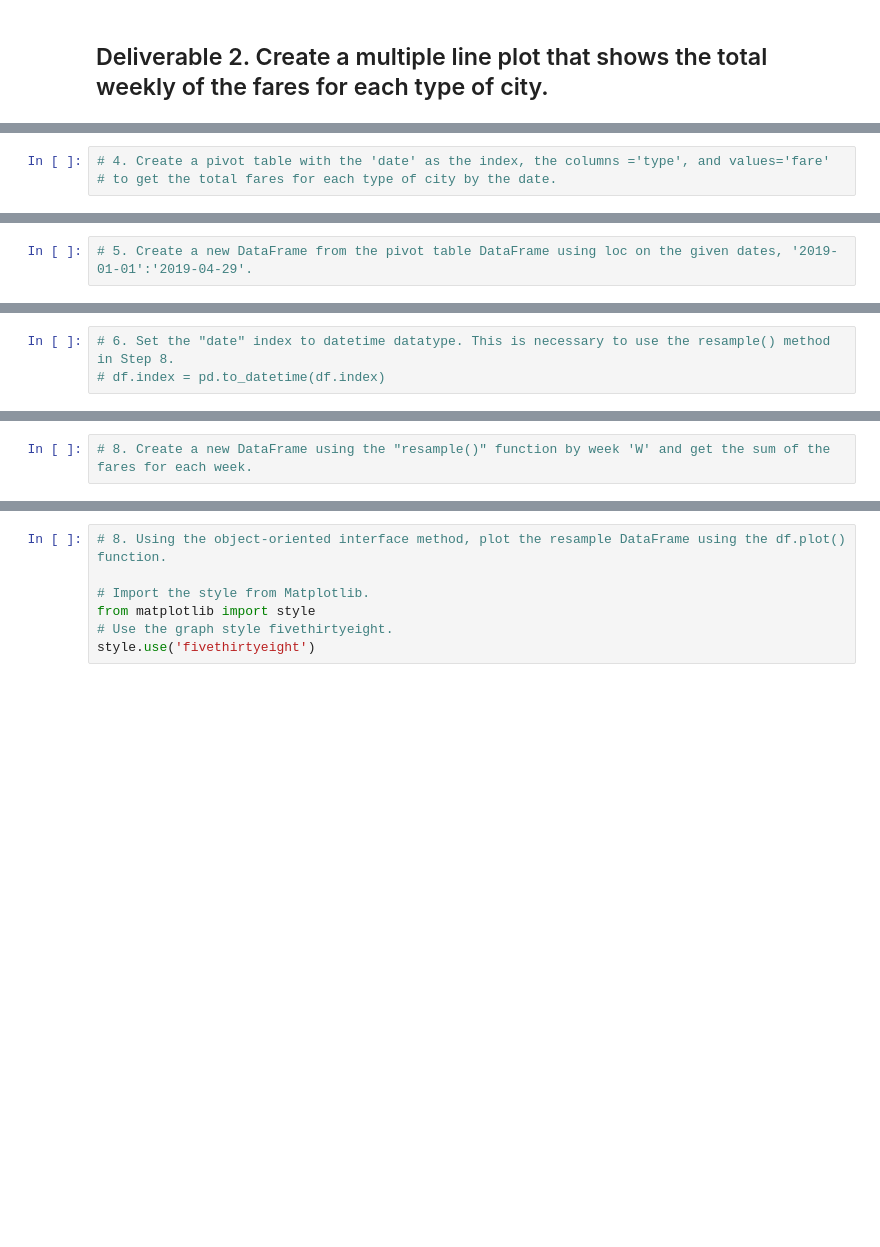
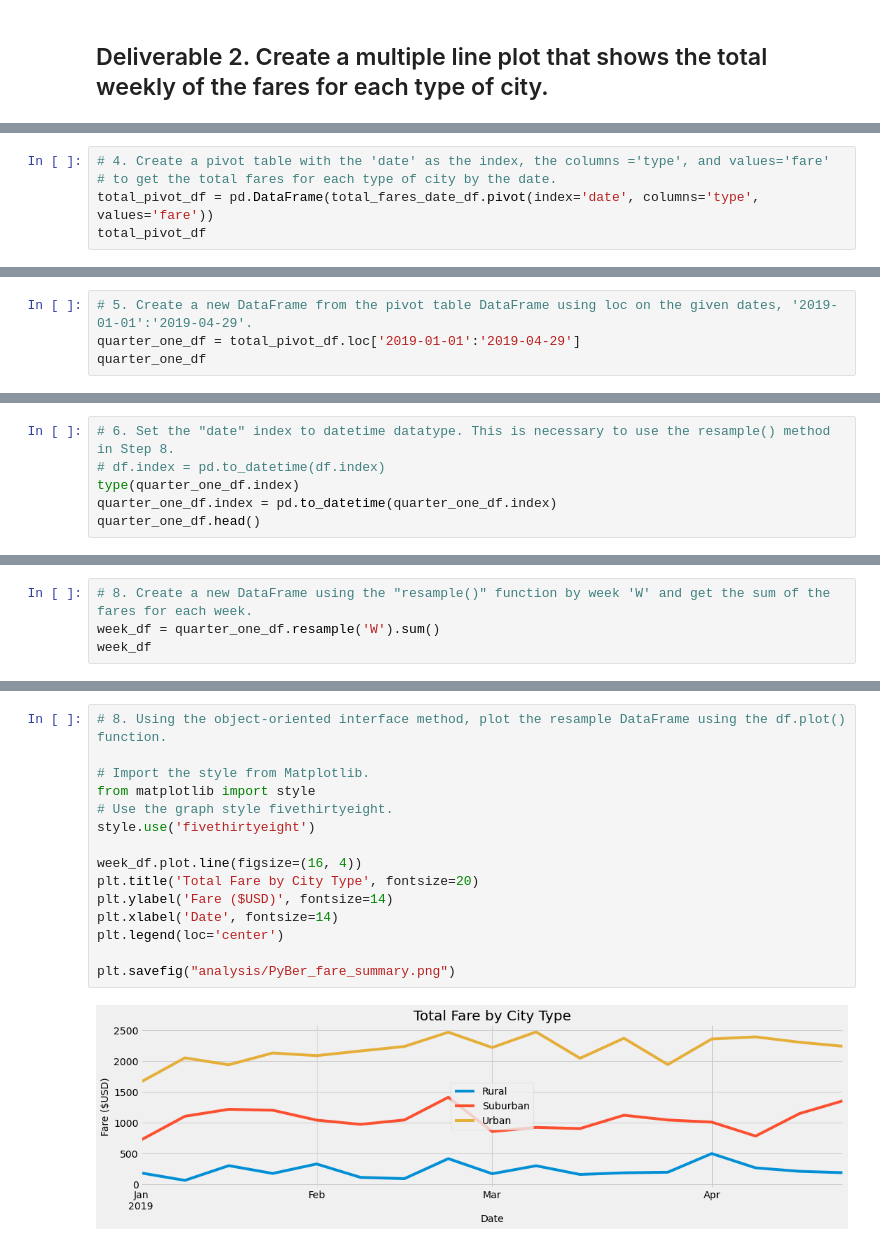
Before and after one commit to mthalken/PyBer_Analysis, a Jupyter notebook: PyBer_Challenge.ipynb, the cells around one changed output, grey strips where cells are left out. Cells and saved outputs as stored; diff of their text form; blank space fills up the shorter version.

Commit message:
Adding finished code and 'fare summary' image.

```diff
--- a/PyBer_Challenge.ipynb
+++ b/PyBer_Challenge.ipynb
@@ -127,3 +169,5 @@ pyber_summary_df_format
 # %%
 # 4. Create a pivot table with the 'date' as the index, the columns ='type', and values='fare'
 # to get the total fares for each type of city by the date.
+total_pivot_df = pd.DataFrame(total_fares_date_df.pivot(index='date', columns='type', values='fare'))
+total_pivot_df
@@ -130,2 +189,4 @@ pyber_summary_df_format
 # %%
 # 5. Create a new DataFrame from the pivot table DataFrame using loc on the given dates, '2019-01-01':'2019-04-29'.
+quarter_one_df = total_pivot_df.loc['2019-01-01':'2019-04-29']
+quarter_one_df
@@ -132,3 +208,6 @@ pyber_summary_df_format
 # %%
 # 6. Set the "date" index to datetime datatype. This is necessary to use the resample() method in Step 8.
 # df.index = pd.to_datetime(df.index)
+type(quarter_one_df.index)
+quarter_one_df.index = pd.to_datetime(quarter_one_df.index)
+quarter_one_df.head()
@@ -137,2 +236,4 @@ pyber_summary_df_format
 # %%
 # 8. Create a new DataFrame using the "resample()" function by week 'W' and get the sum of the fares for each week.
+week_df = quarter_one_df.resample('W').sum()
+week_df
@@ -139,7 +260,17 @@ pyber_summary_df_format
 # %%
 # 8. Using the object-oriented interface method, plot the resample DataFrame using the df.plot() function.
 
 # Import the style from Matplotlib.
 from matplotlib import style
 # Use the graph style fivethirtyeight.
 style.use('fivethirtyeight')
+
+week_df.plot.line(figsize=(16, 4))
+plt.title('Total Fare by City Type', fontsize=20)
+plt.ylabel('Fare ($USD)', fontsize=14)
+plt.xlabel('Date', fontsize=14)
+plt.legend(loc='center')
+
+plt.savefig("analysis/PyBer_fare_summary.png")
+# %% [output]
+[figure, added]
```
Also changed, not shown: parts of 9 cells of this notebook, 1 other file.
